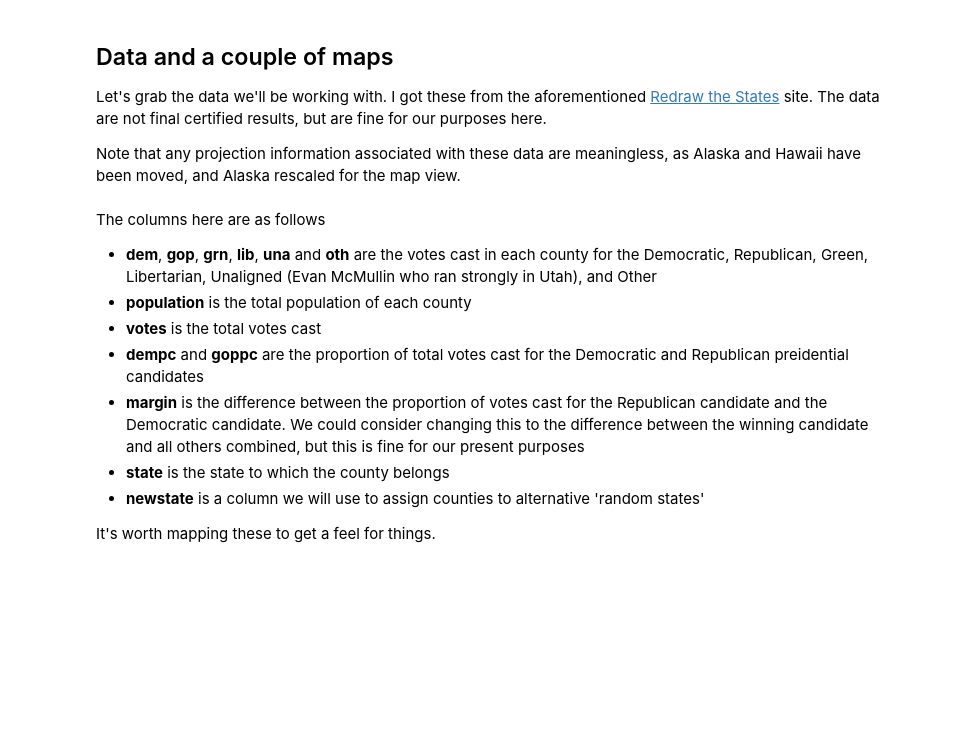
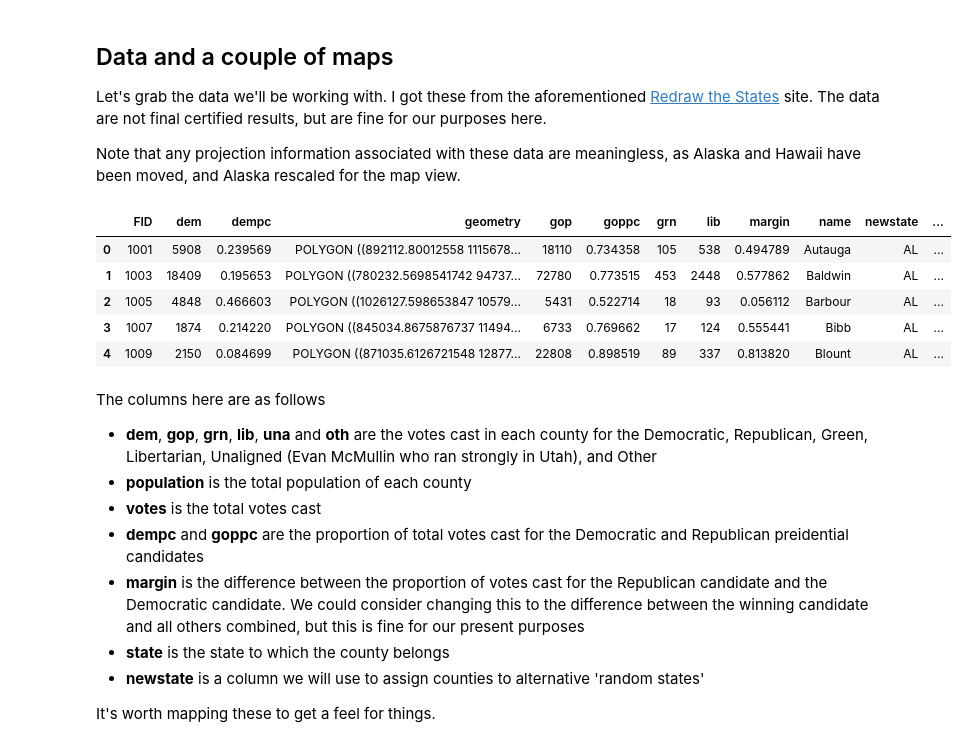
Before and after one commit to data-8/geography-88, a Jupyter notebook: session4/ASSIGNMENT-2-MAUP.ipynb, the cells around one changed output. Drawn from its saved outputs; the diff is of its cells as text; code cells hidden in the pictures; blank space fills up the shorter version.

```diff
--- a/session4/ASSIGNMENT-2-MAUP.ipynb
+++ b/session4/ASSIGNMENT-2-MAUP.ipynb
@@ -97,8 +115,15 @@ Let's grab the data we'll be working with. I got these from the aforementioned [
 
 Note that any projection information associated with these data are meaningless, as Alaska and Hawaii have been moved, and Alaska rescaled for the map view.
 # %%
-election = gpd.read_file('election-map.geojson')
+election = gpd.read_file('election.shp')
 election.head()
+# %% [output]
+|  | FID | dem | dempc | geometry | gop | goppc | grn | lib | margin | name | newstate | ... |
+| 0 | 1001 | 5908 | 0.239569 | POLYGON ((892112.80012558 1115678... | 18110 | 0.734358 | 105 | 538 | 0.494789 | Autauga | AL | ... |
+| 1 | 1003 | 18409 | 0.195653 | POLYGON ((780232.5698541742 94737... | 72780 | 0.773515 | 453 | 2448 | 0.577862 | Baldwin | AL | ... |
+| 2 | 1005 | 4848 | 0.466603 | POLYGON ((1026127.598653847 10579... | 5431 | 0.522714 | 18 | 93 | 0.056112 | Barbour | AL | ... |
+| 3 | 1007 | 1874 | 0.214220 | POLYGON ((845034.8675876737 11494... | 6733 | 0.769662 | 17 | 124 | 0.555441 | Bibb | AL | ... |
+| 4 | 1009 | 2150 | 0.084699 | POLYGON ((871035.6126721548 12877... | 22808 | 0.898519 | 89 | 337 | 0.813820 | Blount | AL | ... |
 # %% [markdown]
 The columns here are as follows
 * **dem**, **gop**, **grn**, **lib**, **una** and **oth** are the votes cast in each county for the Democratic, Republican, Green, Libertarian, Unaligned (Evan McMullin who ran strongly in Utah), and Other
```
Also changed, not shown: parts of 9 cells of this notebook, 6 other files.
